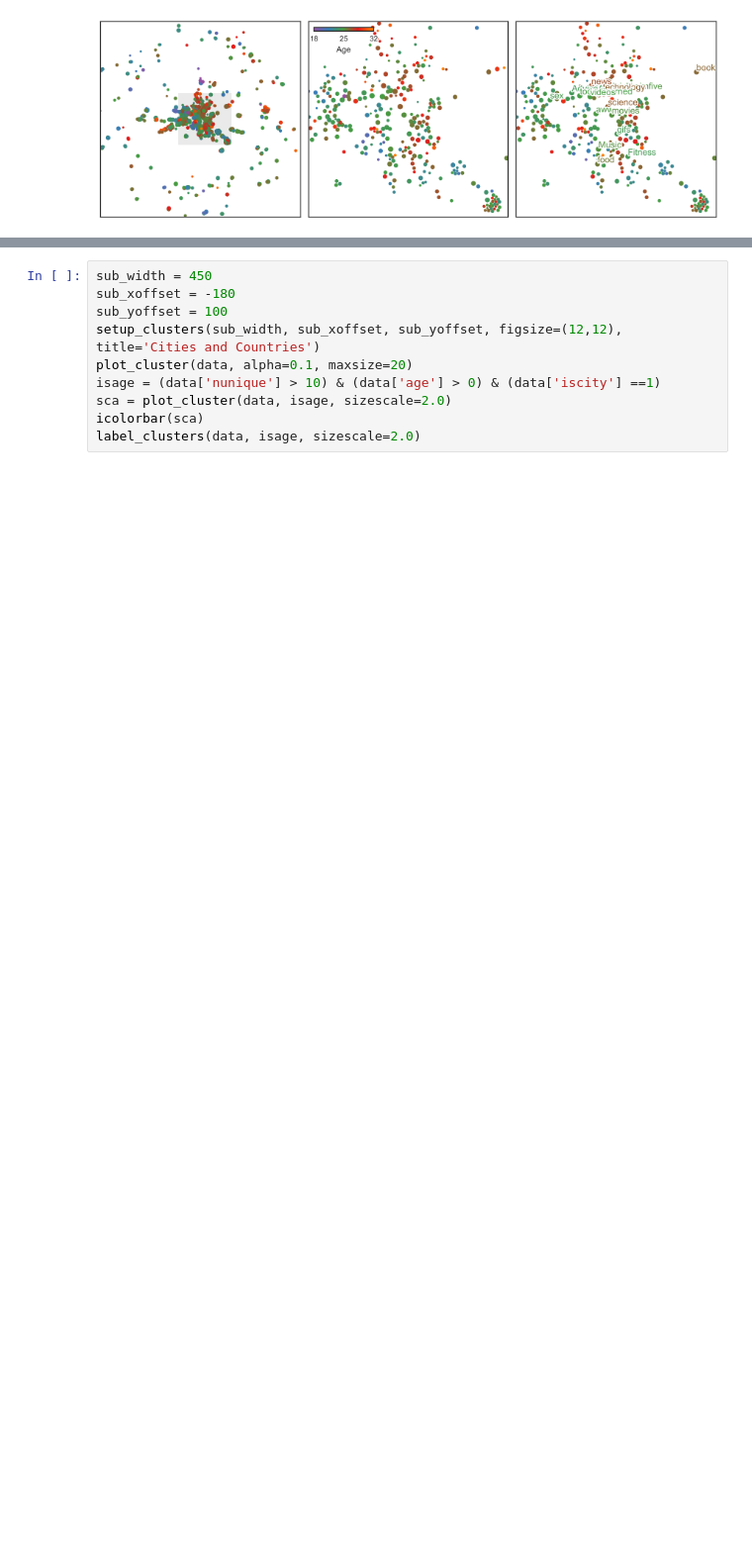
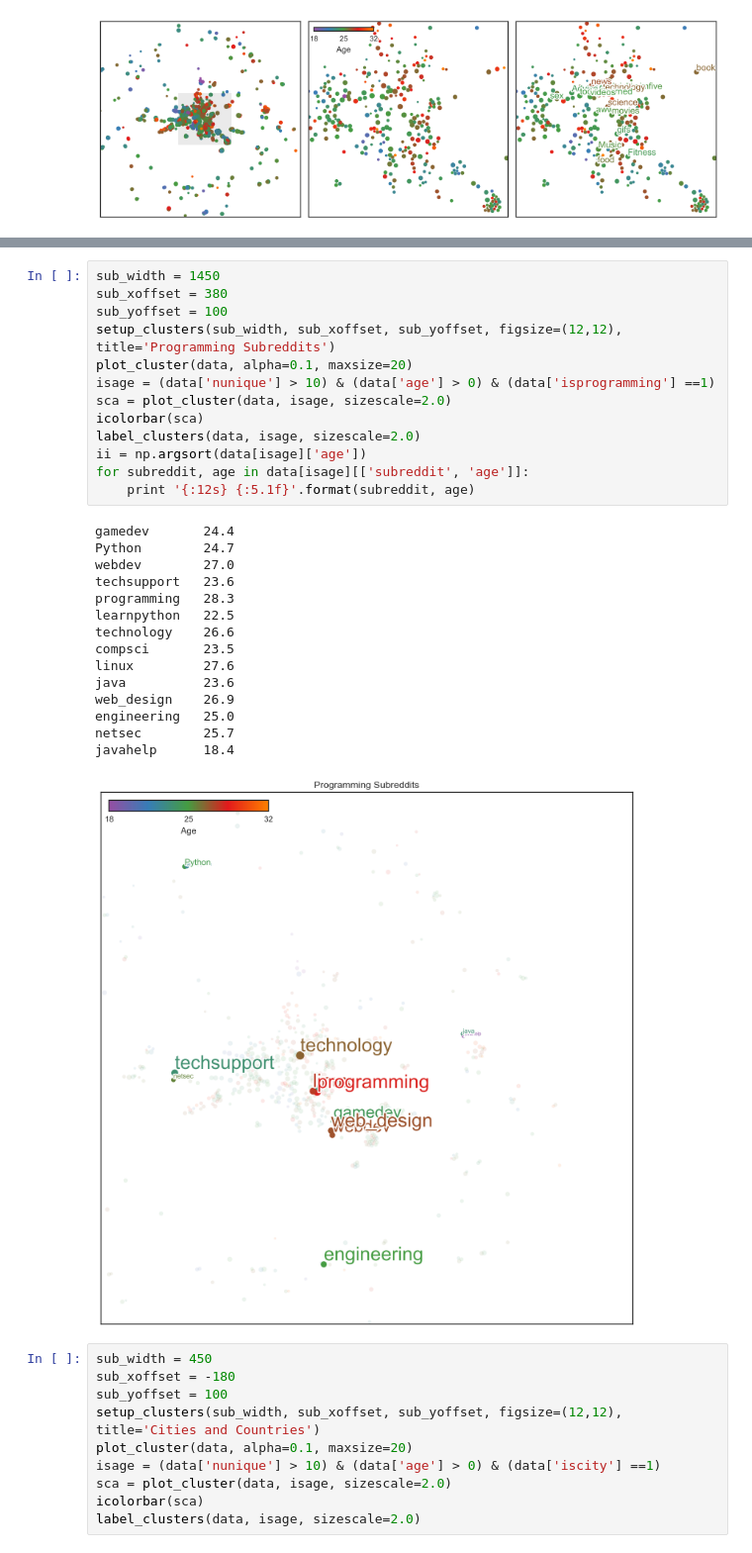
Before and after one commit to ajmendez/explore, a Jupyter notebook: reddit/visualize.ipynb, the cells around one changed output, grey strips where cells are left out. Shown: that part at 99% size. Drawn from its saved outputs; the diff is of its cells as text; blank space fills up the shorter version.

Commit message:
update vis for programming

```diff
--- a/reddit/visualize.ipynb
+++ b/reddit/visualize.ipynb
@@ -240,3 +260,32 @@ icolorbar(sca, loc=1)
+# %%
+sub_width = 1450
+sub_xoffset = 380
+sub_yoffset = 100
+setup_clusters(sub_width, sub_xoffset, sub_yoffset, figsize=(12,12),  title='Programming Subreddits')
+plot_cluster(data, alpha=0.1, maxsize=20)
+isage = (data['nunique'] > 10) & (data['age'] > 0) & (data['isprogramming'] ==1)
+sca = plot_cluster(data, isage, sizescale=2.0)
+icolorbar(sca)
+label_clusters(data, isage, sizescale=2.0)
+ii = np.argsort(data[isage]['age'])
+for subreddit, age in data[isage][['subreddit', 'age']]:
+    print '{:12s} {:5.1f}'.format(subreddit, age)
+# %% [output]
+gamedev       24.4
+Python        24.7
+webdev        27.0
+techsupport   23.6
+programming   28.3
+learnpython   22.5
+technology    26.6
+compsci       23.5
+linux         27.6
+java          23.6
+web_design    26.9
+engineering   25.0
+netsec        25.7
+javahelp      18.4
+[figure, added]
 # %%
 sub_width = 450
 sub_xoffset = -180
```
Also changed, not shown: parts of 4 cells of this notebook.
